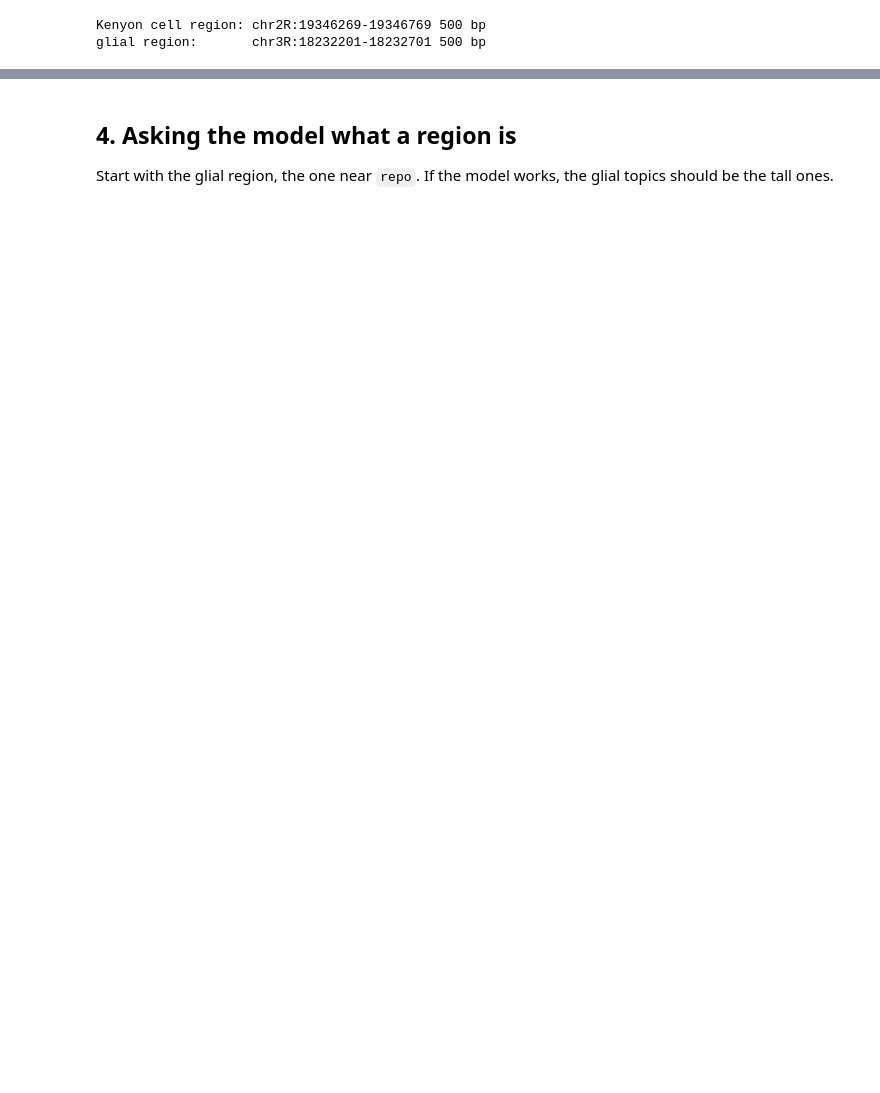
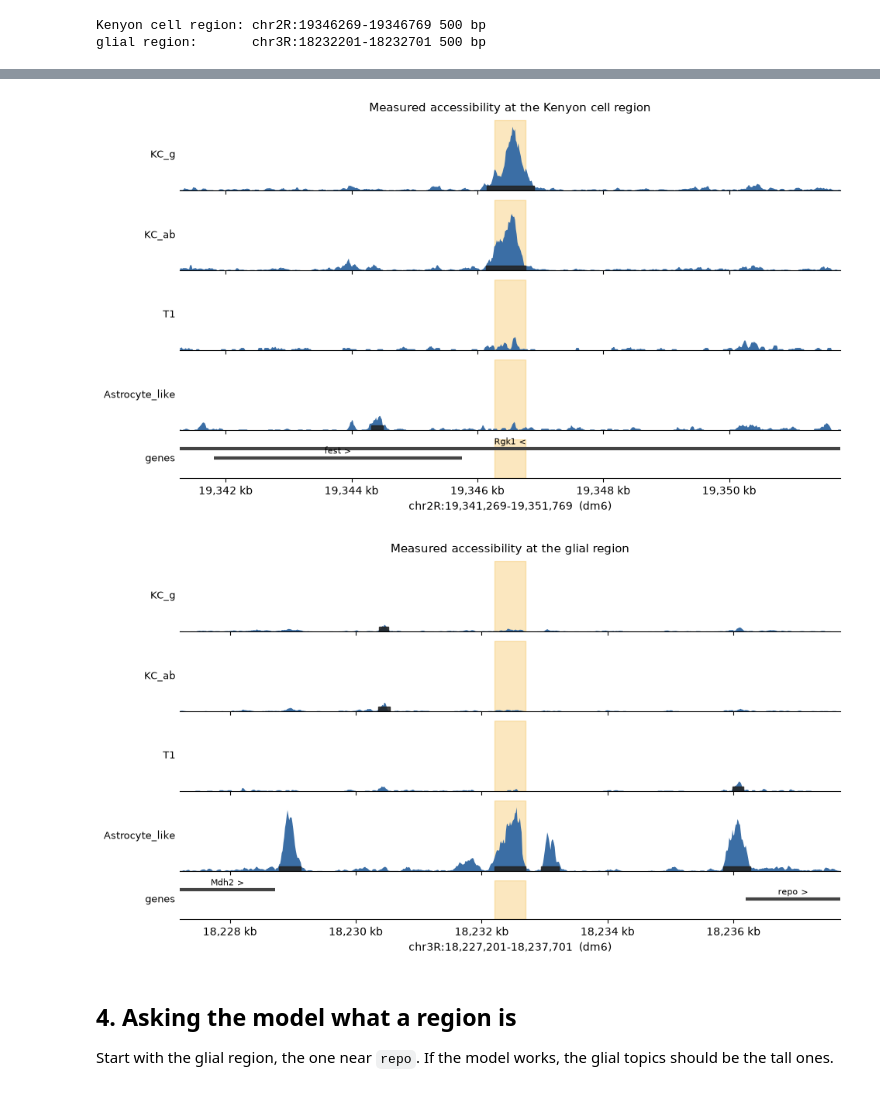
Before and after one commit to nkempynck/isn-school-2026, a Jupyter notebook: notebooks/practicals/06_crested_deepflybrain.ipynb, the cells around one changed output, grey strips where cells are left out. Cells and saved outputs as stored; diff of their text form; code cells hidden in the pictures; blank space fills up the shorter version.

Commit message:
slim practical 6 to the model, predictions, tracks and contribution scores

```diff
--- a/notebooks/practicals/06_crested_deepflybrain.ipynb
+++ b/notebooks/practicals/06_crested_deepflybrain.ipynb
@@ -195,0 +200,16 @@ glial region:       chr3R:18232201-18232701 500 bp
+# %%
+from scripts.download_data import janssens_adult_bigwigs, janssens_adult_peaks
+from scripts.plots import plot_tracks
+
+CELL_TYPES = ["KC_g", "KC_ab", "T1", "Astrocyte_like"]
+adult_tracks = janssens_adult_bigwigs(CELL_TYPES)
+adult_peaks = janssens_adult_peaks(CELL_TYPES)
+
+
+def tracks_at(region, title, flank=5_000):
+    """Coverage over one region, with the 500 bp given to the model shaded."""
+    chrom, span = region.split(":")
+    start, end = (int(x) for x in span.split("-"))
+    plot_tracks(adult_tracks, region=(chrom, start - flank, end + flank),
+                peaks=adult_peaks, highlight=(start, end), title=title)
+    plt.show()
@@ -196,3 +224,9 @@ glial region:       chr3R:18232201-18232701 500 bp
+# %%
+tracks_at(kc_region, "Measured accessibility at the Kenyon cell region")
+tracks_at(glia_region, "Measured accessibility at the glial region")
+# %% [output]
+[figure, added]
+[figure, added]
 # %% [markdown]
 ## 4. Asking the model what a region is
 
```
Also changed, not shown: parts of 49 cells of this notebook.
